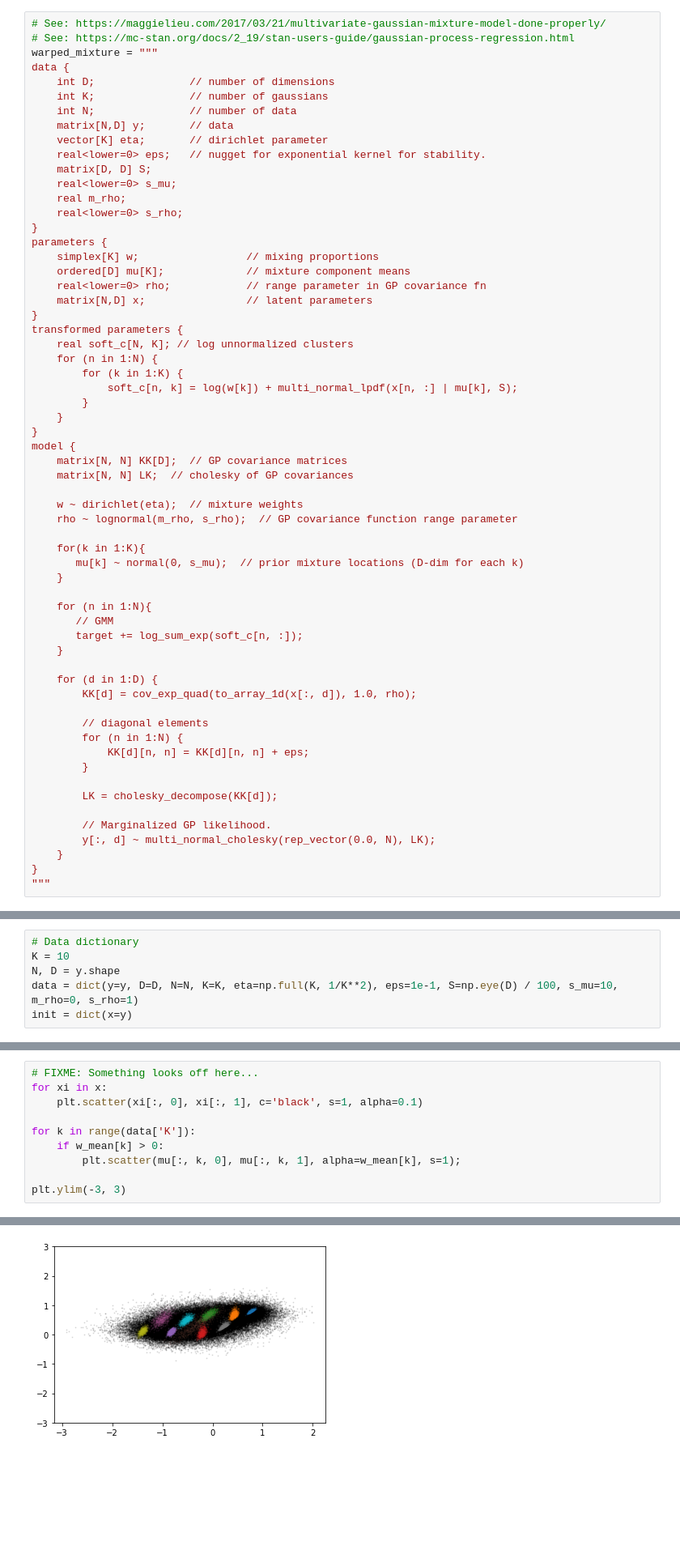
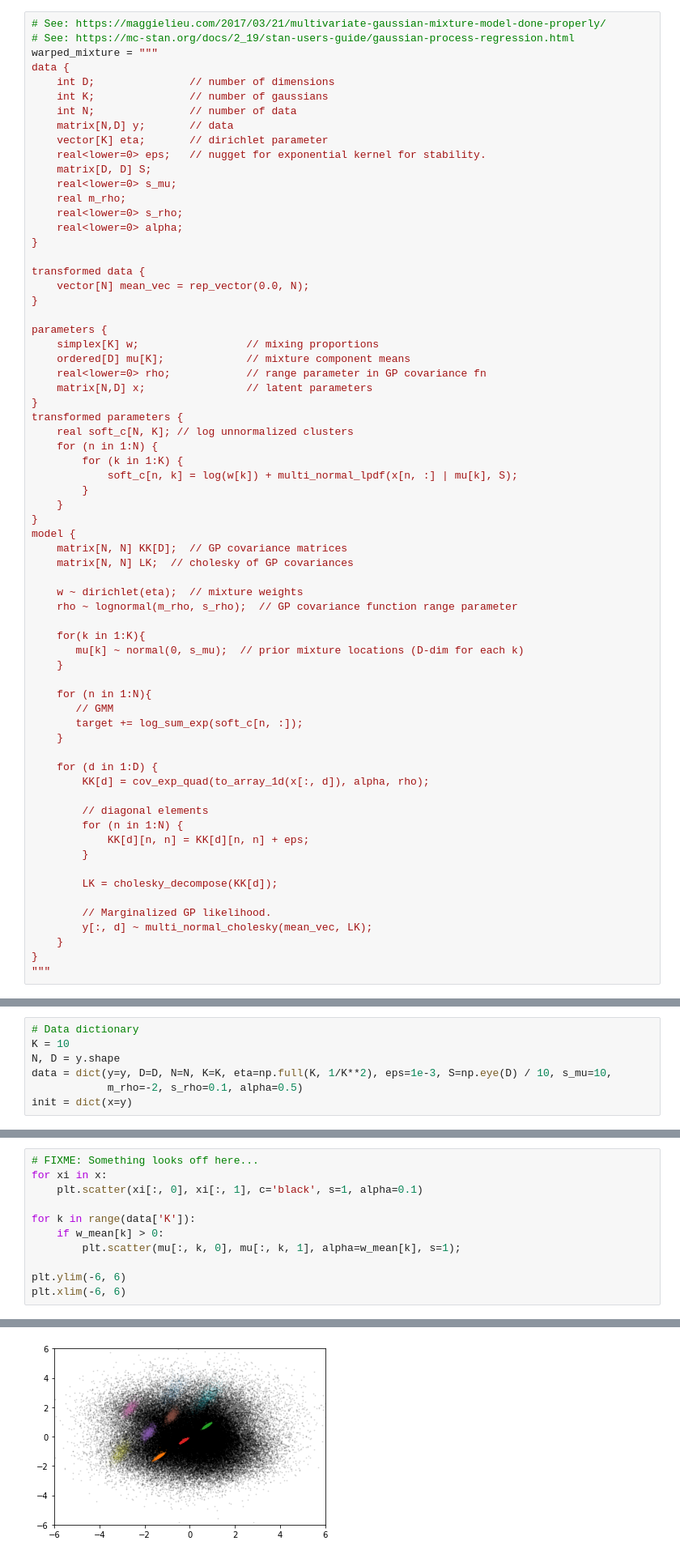
Before and after one commit to luiarthur/TuringBnpBenchmarks, a Jupyter notebook: dev/warped_mixtures/warped_mixture_stan.ipynb, the cells around one changed output, grey strips where cells are left out. Shown at 81% size. Saved outputs shown, nothing was run; the diff lists cells and outputs as text; blank space fills up the shorter version.

```diff
--- a/dev/warped_mixtures/warped_mixture_stan.ipynb
+++ b/dev/warped_mixtures/warped_mixture_stan.ipynb
@@ -31,7 +31,13 @@ data {
     real<lower=0> s_mu;
     real m_rho;
     real<lower=0> s_rho;
+    real<lower=0> alpha;
 }
+
+transformed data {
+    vector[N] mean_vec = rep_vector(0.0, N);
+}
+
 parameters {
     simplex[K] w;                 // mixing proportions
     ordered[D] mu[K];             // mixture component means
@@ -63,7 +69,7 @@ model {
     }
 
     for (d in 1:D) {
-        KK[d] = cov_exp_quad(to_array_1d(x[:, d]), 1.0, rho);
+        KK[d] = cov_exp_quad(to_array_1d(x[:, d]), alpha, rho);
 
         // diagonal elements
         for (n in 1:N) {
@@ -73,7 +79,7 @@ model {
         LK = cholesky_decompose(KK[d]);
 
         // Marginalized GP likelihood.
-        y[:, d] ~ multi_normal_cholesky(rep_vector(0.0, N), LK);
+        y[:, d] ~ multi_normal_cholesky(mean_vec, LK);
     }
 }
 """
@@ -105,7 +111,8 @@ plt.scatter(y[:, 0], y[:, 1]);
 # Data dictionary
 K = 10
 N, D = y.shape
-data = dict(y=y, D=D, N=N, K=K, eta=np.full(K, 1/K**2), eps=1e-1, S=np.eye(D) / 100, s_mu=10, m_rho=0, s_rho=1)
+data = dict(y=y, D=D, N=N, K=K, eta=np.full(K, 1/K**2), eps=1e-3, S=np.eye(D) / 10, s_mu=10,
+            m_rho=-2, s_rho=0.1, alpha=0.5)
 init = dict(x=y)
 # %% [markdown]
 ## ADVI
@@ -137,5 +144,6 @@ for k in range(data['K']):
     if w_mean[k] > 0:
         plt.scatter(mu[:, k, 0], mu[:, k, 1], alpha=w_mean[k], s=1);
 
-plt.ylim(-3, 3)
+plt.ylim(-6, 6)
+plt.xlim(-6, 6)
 # %% [output]
@@ -143,4 +151,4 @@ plt.ylim(-3, 3)
-[figure, old version]
+[figure, new version]
 # %%
 def compute_probs(soft_c):
     unnormalized_probs = soft_c - logsumexp(soft_c, axis=-1, keepdims=True)
```
Also changed, not shown: parts of 8 cells of this notebook.
